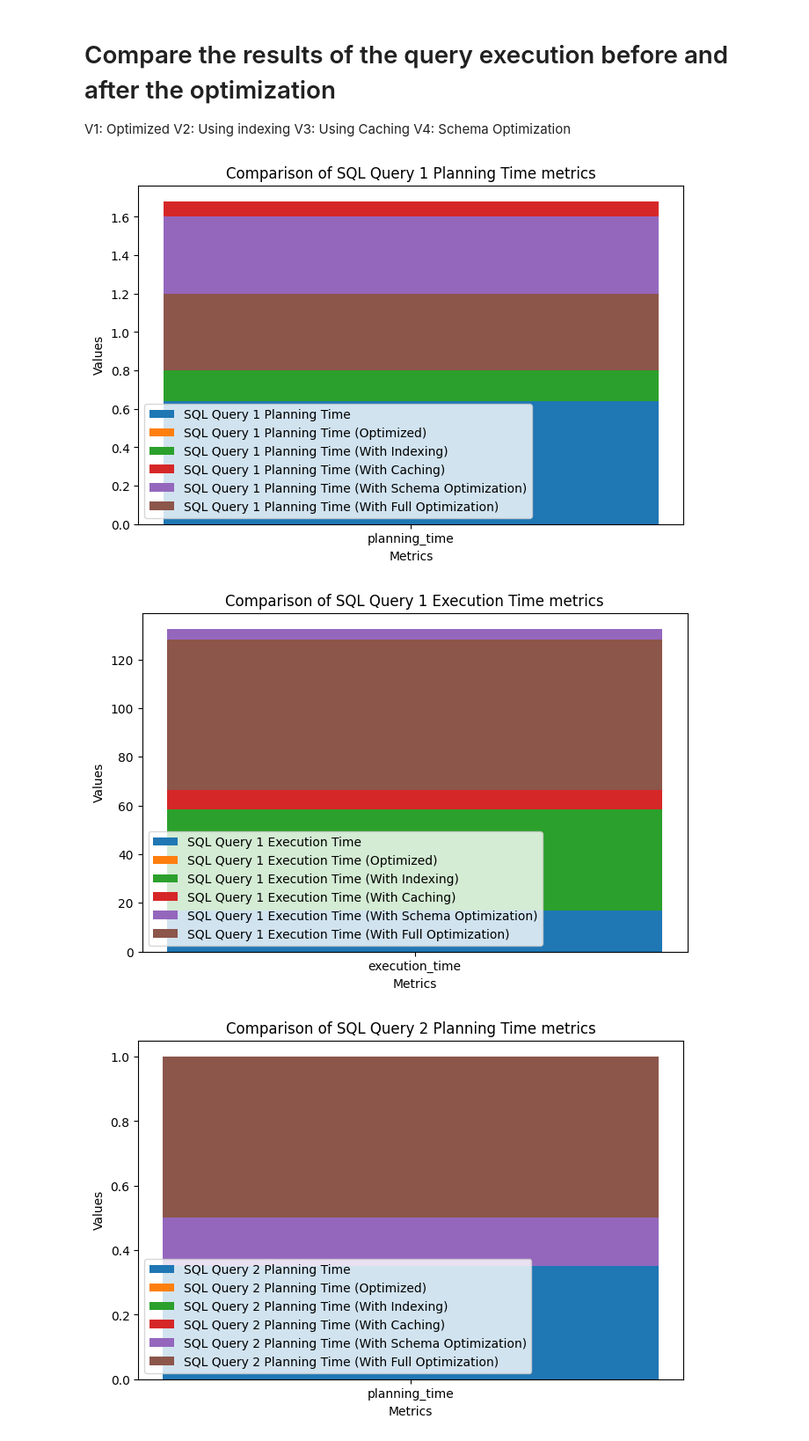
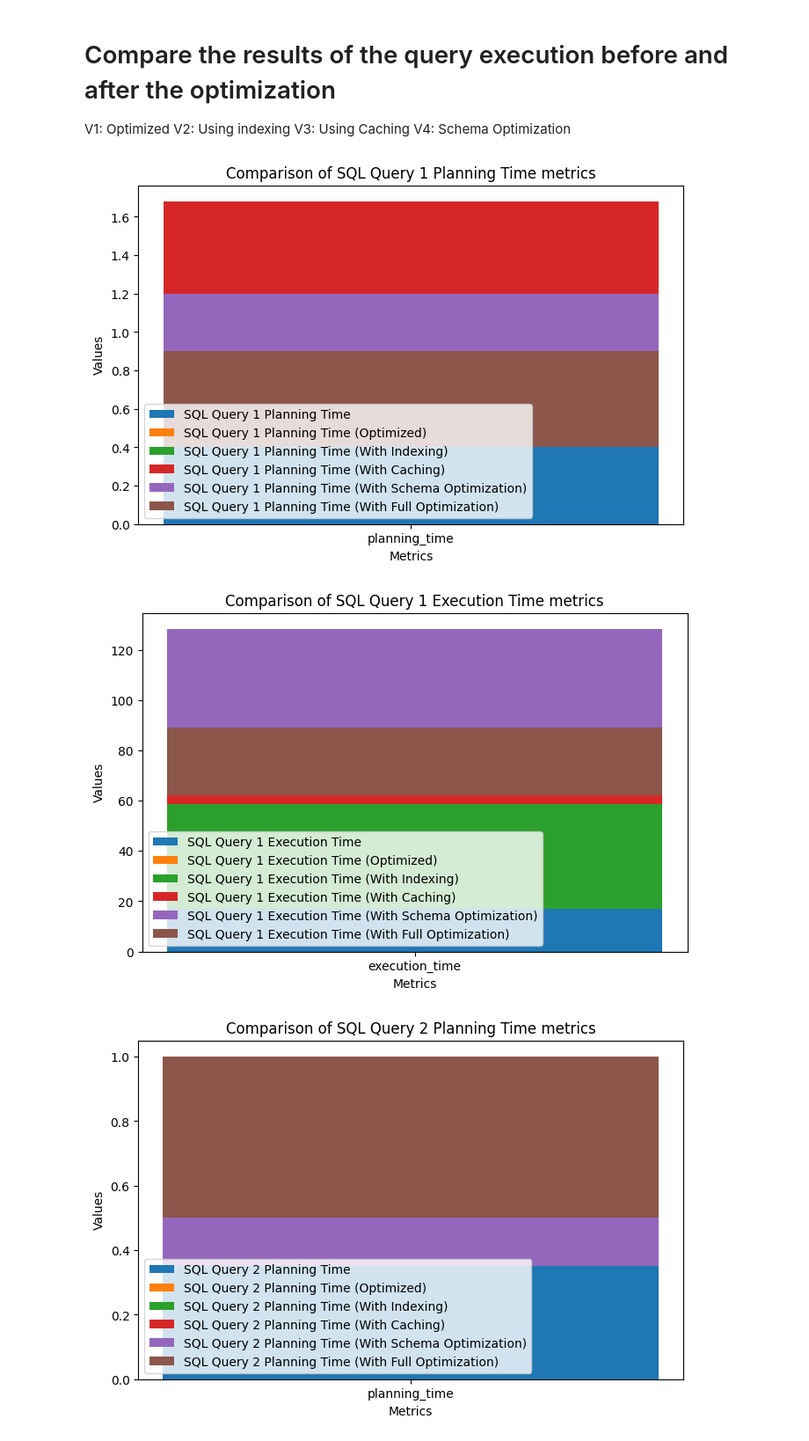
Before and after one commit to Mostafa-wael/Database-Tuning, a Jupyter notebook: results/results.ipynb, the cells around one changed output. Shown at 88% size. Saved outputs shown, nothing was run; the diff lists cells and outputs as text; code cells hidden in the pictures.

```diff
--- a/results/results.ipynb
+++ b/results/results.ipynb
@@ -41,16 +41,16 @@ V4: Schema Optimization
 # %%
 # metricsQuerySQL1 = [[0.75, 75], [0.641, 17],[0.88, 58.556], [0.8, 66.254]]
 # plotMetrics(metricsQuerySQL1, metricsSQL, label='SQL Query 1')
-# non-optimized query, optimized, index, cache, schema
-metricsQuerySQL1_planning_time = [0.75, 0.641, 0.88, 0.8, 0.8, 0.4, 0.5]
-metricsQuerySQL1_execution_time = [75, 17, 58.556, 66.254, 66.254, 62, 27]
+# non-optimized query, optimized, index, cache, schema, full
+metricsQuerySQL1_planning_time = [0.75, 0.641, 0.88, 0.8, 0.4, 0.5]
+metricsQuerySQL1_execution_time = [75, 17, 58.556, 66.254, 62, 27]
 
 
 plotMetrics(metricsQuerySQL1_planning_time, metricsSQL[0], label='SQL Query 1 Planning Time')
 plotMetrics(metricsQuerySQL1_execution_time, metricsSQL[1], label='SQL Query 1 Execution Time')
 # %% [output]
-[figure, old version]
+[figure, new version]
-[figure, old version]
+[figure, new version]
 # %%
 # metricsQuerySQL2 = [[0.61, 2700], [0.38, 2650],[0.6, 2600], [0.35, 2520]]
 # plotMetrics(metricsQuerySQL2, metricsSQL, label='SQL Query 2')
```
Also changed, not shown: parts of 2 cells of this notebook, 15 other files.
